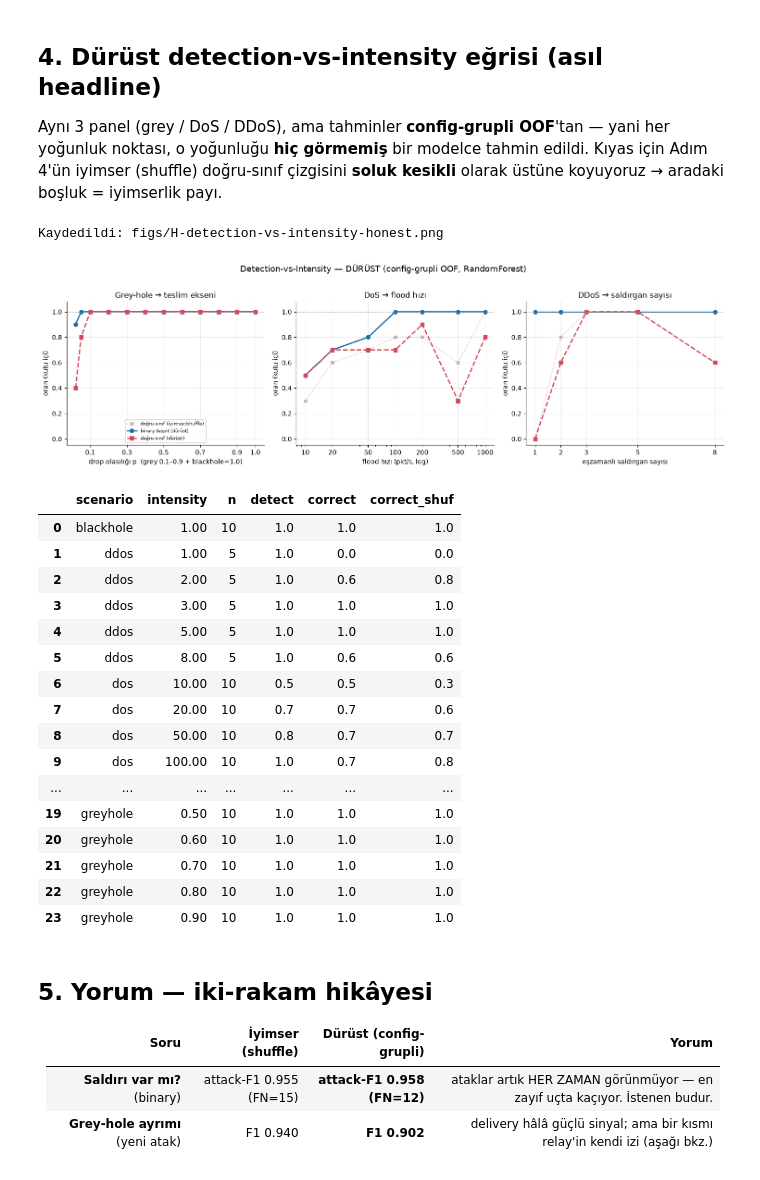
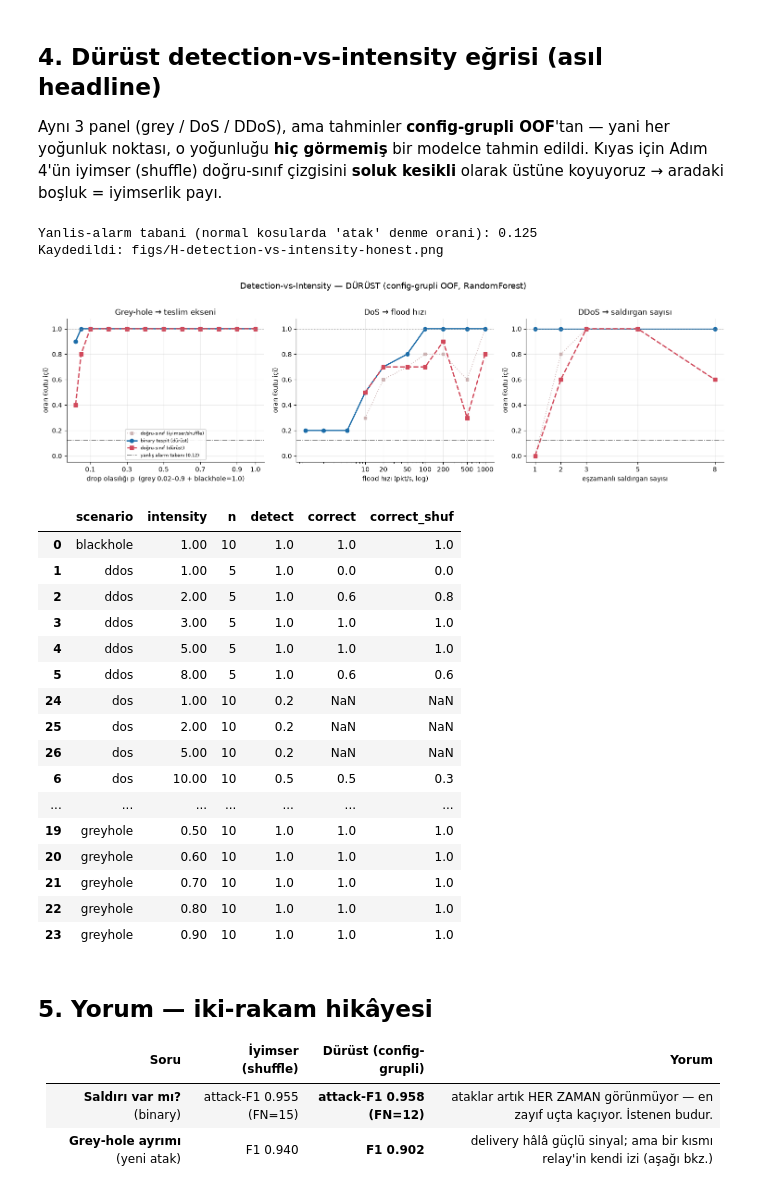
Before and after one commit to OkanKoca/IoMT-NetworkAttackScenarios18, a Jupyter notebook: my-work/day5-10072026-detector/05-durust-degerlendirme.ipynb, the cells around one changed output. Drawn from its saved outputs; the diff is of its cells as text; code cells hidden in the pictures.

```diff
--- a/my-work/day5-10072026-detector/05-durust-degerlendirme.ipynb
+++ b/my-work/day5-10072026-detector/05-durust-degerlendirme.ipynb
@@ -47,6 +47,23 @@ X=df[FEATURES].copy(); X["monitor_missing"]=X["monitor_owd_ms"].isna().astype(in
 y=df["label_class"]
 CLASS_ORDER=["normal","dos","ddos","greyhole","blackhole"]
 
+# --- Stealth prob seti: EĞİTİMDE YOK, sadece eğrinin tabanını ölçmek için ---
+# Kural (grey p=0'a uyguladığımızın aynısı): feature vektörü normalle özdeş olan bir
+# config EĞİTİM SINIFI olamaz. dos rate<10'un floodu 1-5 pkt/s: aynı seed'deki normalle
+# eşleştirilince teslim farkı -0.003, throughput farkı -0.07 Mbps -- yani hiçbir şey.
+# Tek fark n_flows +1. Bunlari 'dos' diye egitmek = tek vektore iki etiket = etiket
+# gurultusu. OLCULDU: egitime katinca yanlis alarm %12.5 -> %35, macro-F1 0.809 -> 0.741.
+#
+# Ama egrinin tabanini gormek icin bu noktalar SART. Cozum: egitme, degerlendir --
+# 'gercek ataklarla egitilmis bir detektor, atak hicbir sey yapmayinca ne der?'
+PROBE = (df.scenario == "dos") & (df.intensity < 10)
+PROBE=(df.scenario=="dos")&(df.intensity<10)
+pr=df[PROBE].copy()                 # stealth prob: yalniz degerlendirme
+df=df[~PROBE].reset_index(drop=True)  # egitim + durust CV bunun uzerinde
+X=df[FEATURES].copy(); X["monitor_missing"]=X["monitor_owd_ms"].isna().astype(int); X=X.fillna(0.0)
+y=df["label_class"]
+print(f"egitim {len(df)} kosu | stealth prob {len(pr)} kosu (dos rate<10)")
+
 # --- Hibrit grup kimligi (sema b) ---
 SINGLE={"normal","blackhole"}                       # tek-config sinif -> her kosu kendi grubu
 groups=df.apply(lambda r: f"{r.scenario}_run{r.run}" if r.scenario in SINGLE
@@ -184,8 +202,23 @@ Aynı 3 panel (grey / DoS / DDoS), ama tahminler **config-grupli OOF**'tan — y
 noktası, o yoğunluğu **hiç görmemiş** bir modelce tahmin edildi. Kıyas için Adım 4'ün iyimser
 (shuffle) doğru-sınıf çizgisini **soluk kesikli** olarak üstüne koyuyoruz → aradaki boşluk = iyimserlik payı.
 # %%
+from sklearn.base import clone
 ATTACKS=["greyhole","dos","ddos","blackhole"]
 d=df.assign(pred=oof_group, pred_shuf=oof_shuf)
+# Yanlis-alarm tabani: SALDIRI YOKKEN modelin 'atak' deme orani. Egrinin tabani 0 degil
+# BUDUR -- bir atak kolu bu cizgiye inmisse, o yogunlukta model atagi hic gormuyor,
+# sadece normalde de yaptigi hatayi yapiyor demektir. Egri yalniz ataklari cizdigi icin
+# bu referans olmadan detektor oldugundan iyi gorunur.
+FA=(d[d.scenario=="normal"].pred!="normal").mean()
+# Prob noktalari: egitimde hic olmadiklari icin OOF'lari yok. Tum egitim setine
+# fit edilmis detektorle tahmin ediliyorlar -- 'sahadaki detektor bunlara ne der'.
+Xp=pr[FEATURES].copy(); Xp["monitor_missing"]=Xp["monitor_owd_ms"].isna().astype(int); Xp=Xp.fillna(0.0)
+probe_pred=clone(models[FOCUS]).fit(X,y).predict(Xp)
+probe=(pr.assign(pred=probe_pred).groupby(["scenario","intensity"])
+         .agg(n=("pred","size"),detect=("pred",lambda s:(s!="normal").mean()))
+         .reset_index())
+probe["correct"]=np.nan; probe["correct_shuf"]=np.nan
+print(f"Yanlis-alarm tabani (normal kosularda 'atak' denme orani): {FA:.3f}")
 d=d[d.scenario.isin(ATTACKS)].copy()
 d["det"]=(d.pred!="normal").astype(int)
 d["cor"]=(d.pred==d.scenario).astype(int)
@@ -196,36 +229,41 @@ curve=(d.groupby(["scenario","intensity"])
 
 fig,axes=plt.subplots(1,3,figsize=(15,4.4))
 def panel(ax,sub,xlabel,title,logx=False,xticks=None):
     sub=sub.sort_values("intensity")
     ax.plot(sub.intensity,sub.correct_shuf,"s:",color="#c0a0a0",lw=1.4,ms=5,
             label="doğru-sınıf (iyimser/shuffle)",alpha=0.7)
     ax.plot(sub.intensity,sub.detect,"o-",color="#1b6ca8",lw=2,ms=6,
             label="binary tespit (dürüst)")
     ax.plot(sub.intensity,sub.correct,"s--",color="#d1495b",lw=2,ms=6,
             label="doğru-sınıf (dürüst)")
     if logx: ax.set_xscale("log")
     if xticks is not None: ax.set_xticks(xticks); ax.set_xticklabels([str(t) for t in xticks])
-    ax.axhline(1.0,color="#999",lw=0.8,ls=":"); ax.set_ylim(-0.05,1.08)
+    ax.axhline(1.0,color="#999",lw=0.8,ls=":")
+    ax.axhline(FA,color="#7a7a7a",lw=1.2,ls="-.",
+               label=f"yanlış alarm tabanı ({FA:.2f})")
+    ax.set_ylim(-0.05,1.08)
     ax.set_xlabel(xlabel); ax.set_ylabel("oran (kutu içi)"); ax.set_title(title); ax.grid(alpha=0.25)
     for s in ("top","right"): ax.spines[s].set_visible(False)
 
+curve=pd.concat([curve,probe],ignore_index=True).sort_values(["scenario","intensity"])
 grey=curve[curve.scenario=="greyhole"]; black=curve[curve.scenario=="blackhole"]
-panel(axes[0],pd.concat([grey,black]),"drop olasılığı p  (grey 0.1–0.9 + blackhole=1.0)",
+panel(axes[0],pd.concat([grey,black]),"drop olasılığı p  (grey 0.02–0.9 + blackhole=1.0)",
       "Grey-hole → teslim ekseni",xticks=[0.1,0.3,0.5,0.7,0.9,1.0])
 panel(axes[1],curve[curve.scenario=="dos"],"flood hızı (pkt/s, log)","DoS → flood hızı",
       logx=True,xticks=[10,20,50,100,200,500,1000])
 panel(axes[2],curve[curve.scenario=="ddos"],"eşzamanlı saldırgan sayısı","DDoS → saldırgan sayısı",
       xticks=[1,2,3,5,8])
 axes[0].legend(loc="lower center",fontsize=7.5,framealpha=0.9)
 fig.suptitle("Detection-vs-Intensity — DÜRÜST (config-grupli OOF, RandomForest)",fontsize=13,y=1.02)
 fig.tight_layout()
 fig.savefig(FIGS/"H-detection-vs-intensity-honest.png",dpi=150,bbox_inches="tight")
 print("Kaydedildi: figs/H-detection-vs-intensity-honest.png")
 plt.show()
 curve.round(2)
 # %% [output]
+Yanlis-alarm tabani (normal kosularda 'atak' denme orani): 0.125
 Kaydedildi: figs/H-detection-vs-intensity-honest.png
-[figure, old version]
+[figure, new version]
 |  | scenario | intensity | n | detect | correct | correct_shuf |
 | 0 | blackhole | 1.00 | 10 | 1.0 | 1.0 | 1.0 |
 | 1 | ddos | 1.00 | 5 | 1.0 | 0.0 | 0.0 |
@@ -233,10 +271,10 @@ Kaydedildi: figs/H-detection-vs-intensity-honest.png
 | 3 | ddos | 3.00 | 5 | 1.0 | 1.0 | 1.0 |
 | 4 | ddos | 5.00 | 5 | 1.0 | 1.0 | 1.0 |
 | 5 | ddos | 8.00 | 5 | 1.0 | 0.6 | 0.6 |
+| 24 | dos | 1.00 | 10 | 0.2 | NaN | NaN |
+| 25 | dos | 2.00 | 10 | 0.2 | NaN | NaN |
+| 26 | dos | 5.00 | 10 | 0.2 | NaN | NaN |
 | 6 | dos | 10.00 | 10 | 0.5 | 0.5 | 0.3 |
-| 7 | dos | 20.00 | 10 | 0.7 | 0.7 | 0.6 |
-| 8 | dos | 50.00 | 10 | 0.8 | 0.7 | 0.7 |
-| 9 | dos | 100.00 | 10 | 1.0 | 0.7 | 0.8 |
 | ... | ... | ... | ... | ... | ... | ... |
 | 19 | greyhole | 0.50 | 10 | 1.0 | 1.0 | 1.0 |
 | 20 | greyhole | 0.60 | 10 | 1.0 | 1.0 | 1.0 |
```
Also changed, not shown: parts of 1 cell of this notebook, 11 other files.
